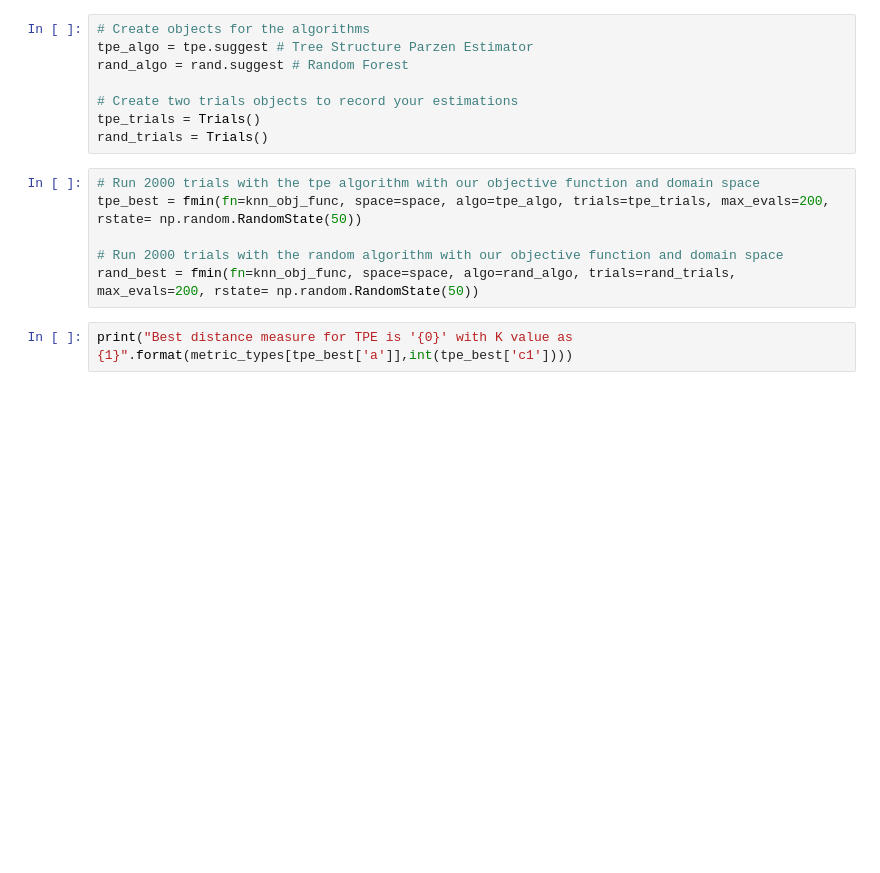
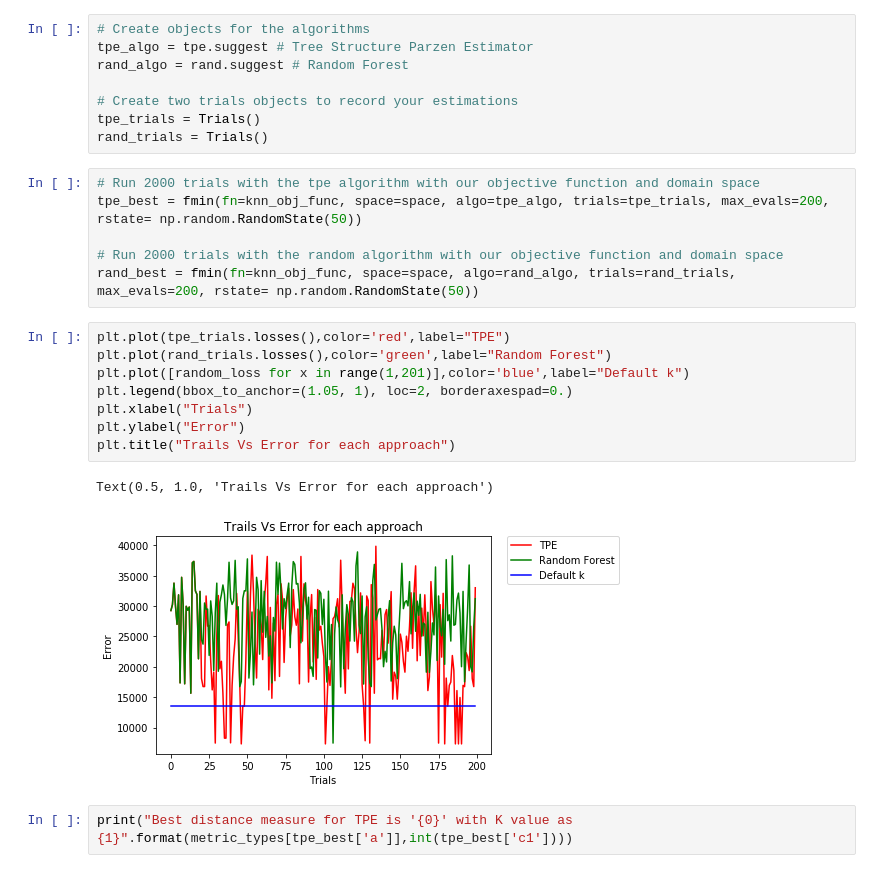
Before and after one commit to S-Mann/data_mining_crisp_dm, a Jupyter notebook: notebook.ipynb, the cells around one changed output. Drawn from its saved outputs; the diff is of its cells as text; blank space fills up the shorter version.

Commit message:
added another graph describing how tpe and random algos found the mininmum

```diff
--- a/notebook.ipynb
+++ b/notebook.ipynb
@@ -86,6 +86,17 @@ tpe_best = fmin(fn=knn_obj_func, space=space, algo=tpe_algo, trials=tpe_trials,
 
 # Run 2000 trials with the random algorithm with our objective function and domain space
 rand_best = fmin(fn=knn_obj_func, space=space, algo=rand_algo, trials=rand_trials, max_evals=200, rstate= np.random.RandomState(50))
+# %%
+plt.plot(tpe_trials.losses(),color='red',label="TPE")
+plt.plot(rand_trials.losses(),color='green',label="Random Forest")
+plt.plot([random_loss for x in range(1,201)],color='blue',label="Default k")
+plt.legend(bbox_to_anchor=(1.05, 1), loc=2, borderaxespad=0.)
+plt.xlabel("Trials")
+plt.ylabel("Error")
+plt.title("Trails Vs Error for each approach")
+# %% [output]
+Text(0.5, 1.0, 'Trails Vs Error for each approach')
+[figure, added]
 # %%
 print("Best distance measure for TPE is '{0}' with K value as {1}".format(metric_types[tpe_best['a']],int(tpe_best['c1'])))
 # %% [output]
```
Also changed, not shown: 1 other file.
